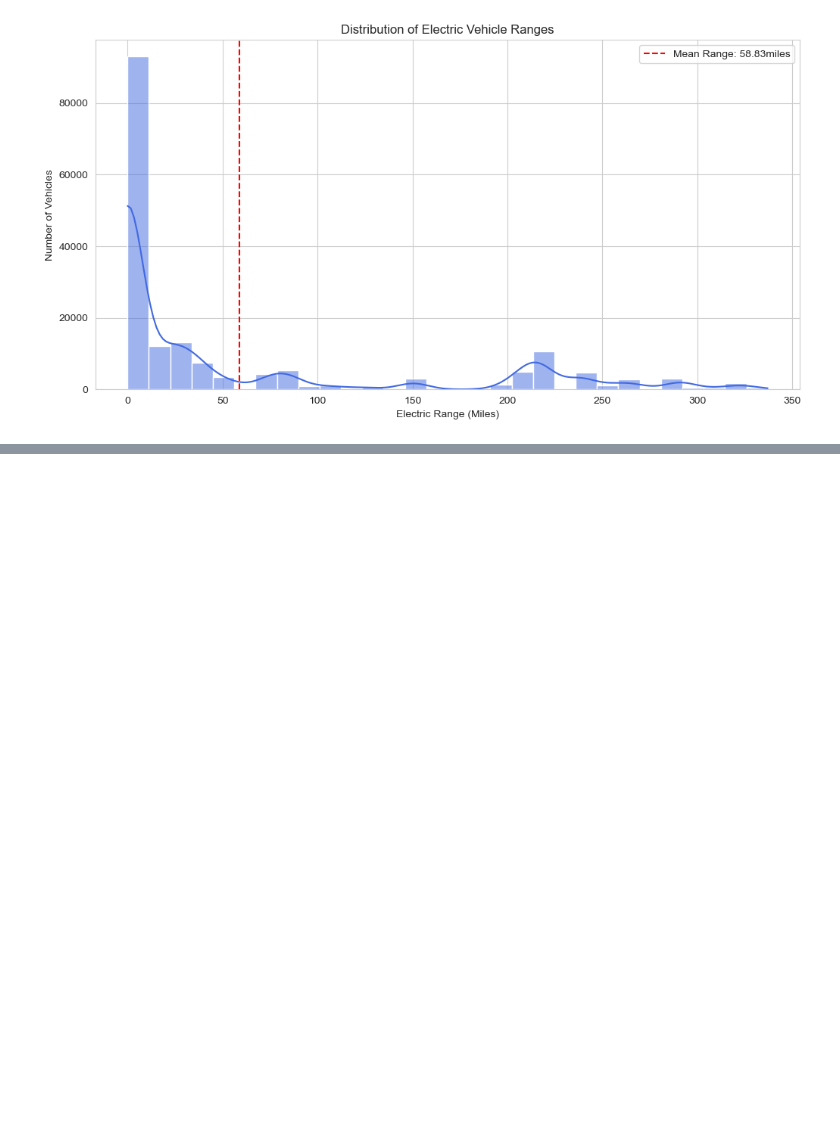
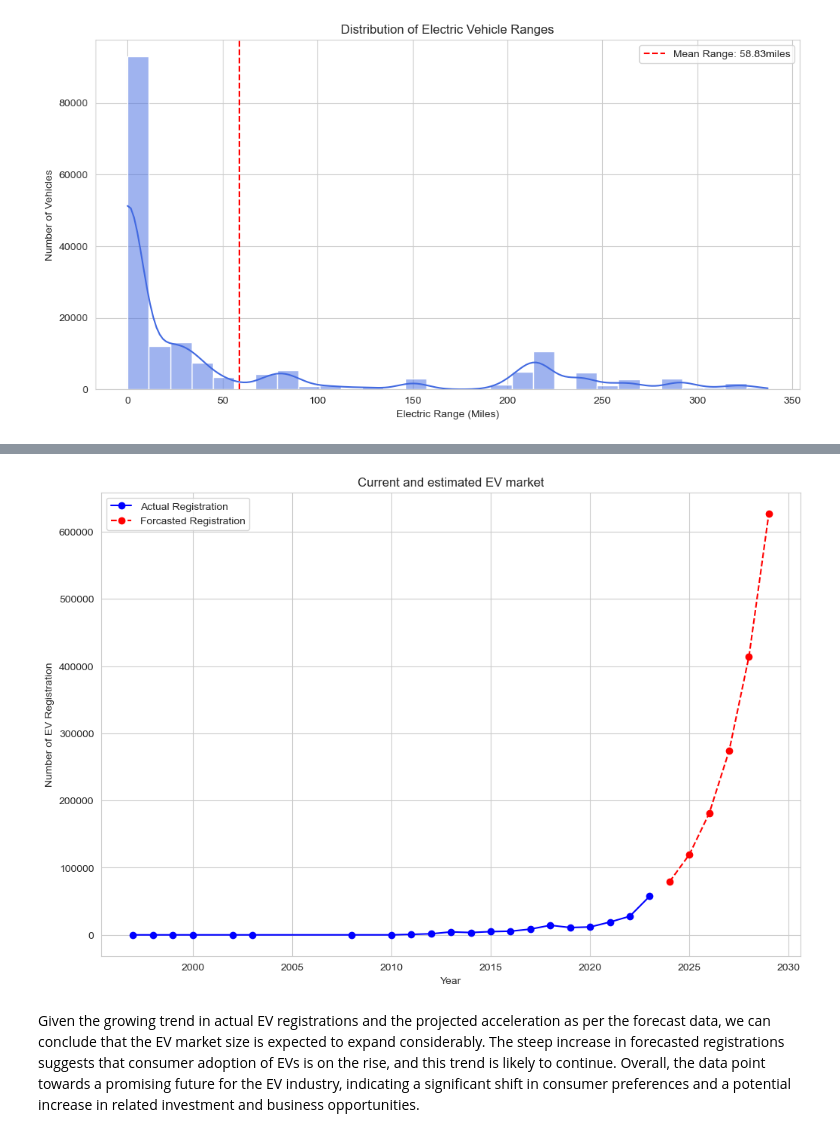
Before and after one commit to SirTee12/Marketing-Analysis-Projects, a Jupyter notebook: Electric-Vehicle-Market-Analysis/Electric_Vehicle.ipynb, the cells around one changed output, grey strips where cells are left out. Saved outputs shown, nothing was run; the diff lists cells and outputs as text; code cells hidden in the pictures; blank space fills up the shorter version.

Commit message:
Added the codes for estimating market size

```diff
--- a/Electric-Vehicle-Market-Analysis/Electric_Vehicle.ipynb
+++ b/Electric-Vehicle-Market-Analysis/Electric_Vehicle.ipynb
@@ -358,0 +371,4 @@ plt.show()
+# %%
+# Calculate the number of EVs registered each year
+ev_registration_counts = ev_data_or['Model Year'].value_counts().sort_index()
+ev_registration_counts
@@ -358,0 +429,28 @@ plt.show()
+# %%
+# prepare data for plotting
+years = np.arange(filtered_years.index.min(), 2029 + 1)
+actual_years = filtered_years.index
+forecast_full_years = np.arange(2024, 2029 + 1)
+
+# actual and forcasted values
+actual_values = filtered_years.values
+forecasted_values_full = [forcasted_evs[year] for year in forecast_full_years]
+
+# plot the graph
+plt.figure(figsize=(12, 8))
+plt.plot(actual_years, actual_values, 'bo-',
+        label = 'Actual Registration')
+plt.plot(forecast_full_years, forecasted_values_full, 'ro--',
+        label = 'Forcasted Registration')
+
+plt.title('Current and estimated EV market')
+plt.xlabel('Year')
+plt.ylabel('Number of EV Registration')
+plt.legend()
+plt.grid(True)
+
+plt.show()
+# %% [output]
+[figure, added]
+# %% [markdown]
+Given the growing trend in actual EV registrations and the projected acceleration as per the forecast data, we can conclude that the EV market size is expected to expand considerably. The steep increase in forecasted registrations suggests that consumer adoption of EVs is on the rise, and this trend is likely to continue. Overall, the data point towards a promising future for the EV industry, indicating a significant shift in consumer preferences and a potential increase in related investment and business opportunities.
```
Also changed, not shown: parts of 14 cells of this notebook.
